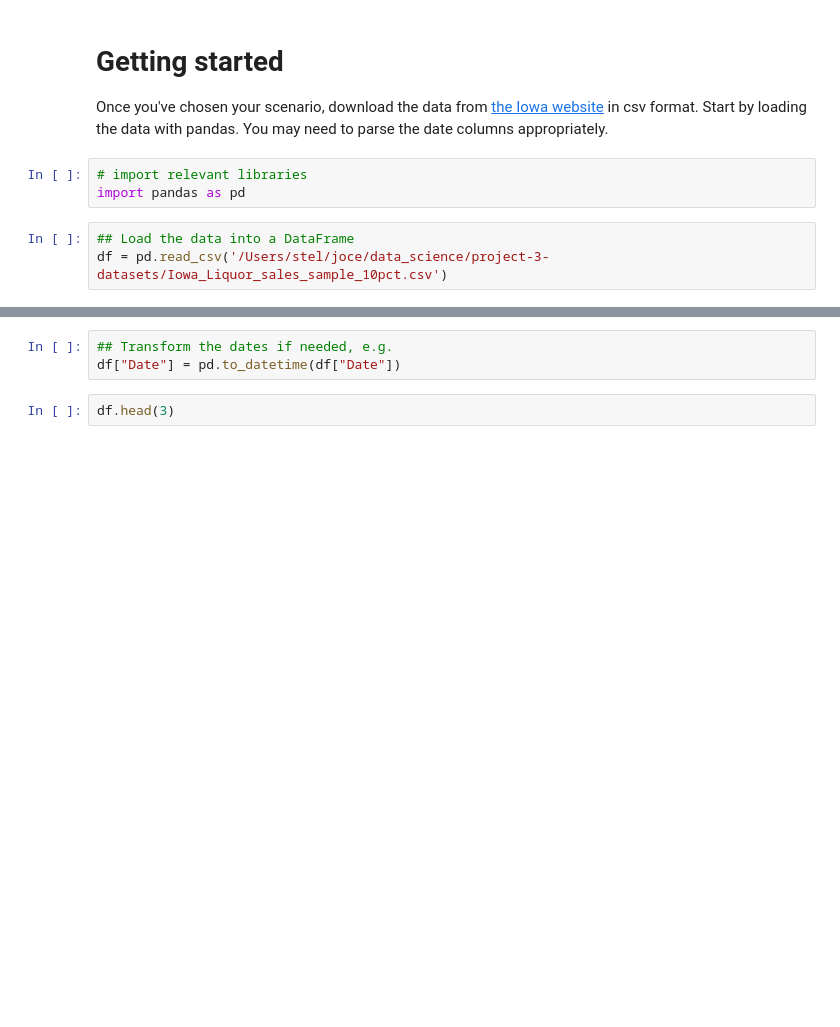
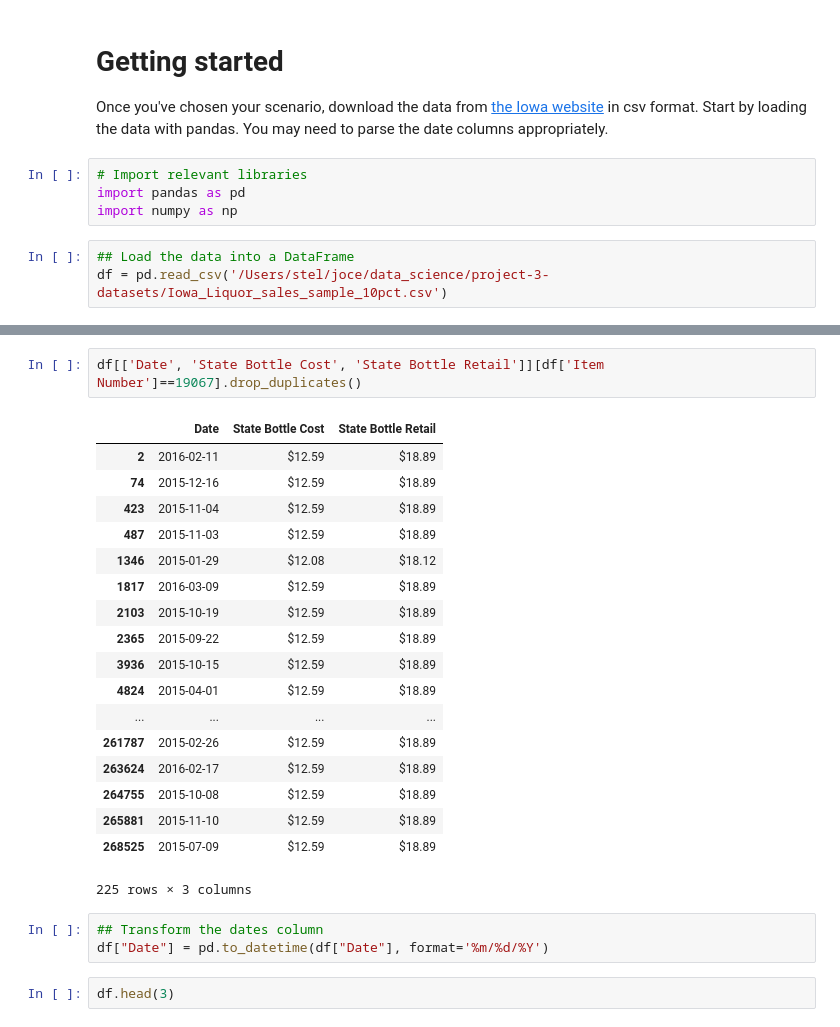
Before and after one commit to spockl/ga-dsi-1, a Jupyter notebook: projects/projects-weekly/project-03/starter-code/project-3-jocelyn-ong.ipynb, the cells around one changed output, grey strips where cells are left out. Drawn from its saved outputs; the diff is of its cells as text; blank space fills up the shorter version.

```diff
--- a/projects/projects-weekly/project-03/starter-code/project-3-jocelyn-ong.ipynb
+++ b/projects/projects-weekly/project-03/starter-code/project-3-jocelyn-ong.ipynb
@@ -3,8 +3,9 @@
 
 Once you've chosen your scenario, download the data from [the Iowa website](https://data.iowa.gov/Economy/Iowa-Liquor-Sales/m3tr-qhgy) in csv format. Start by loading the data with pandas. You may need to parse the date columns appropriately.
 # %%
-# import relevant libraries
+# Import relevant libraries
 import pandas as pd
+import numpy as np
 # %%
 ## Load the data into a DataFrame
 df = pd.read_csv('/Users/stel/joce/data_science/project-3-datasets/Iowa_Liquor_sales_sample_10pct.csv')
@@ -15,9 +16,30 @@ df.head(3)
 | 0 | 11/04/2015 | 3717 | SUMNER | 50674 | 9.0 | Bremer | 1051100.0 | APRICOT BRANDIES | ... |
 | 1 | 03/02/2016 | 2614 | DAVENPORT | 52807 | 82.0 | Scott | 1011100.0 | BLENDED WHISKIES | ... |
 | 2 | 02/11/2016 | 2106 | CEDAR FALLS | 50613 | 7.0 | Black Hawk | 1011200.0 | STRAIGHT BOURBON WHISKIES | ... |
+# %%
+df[['Date', 'State Bottle Cost', 'State Bottle Retail']][df['Item Number']==19067].drop_duplicates()
+# %% [output]
+|  | Date | State Bottle Cost | State Bottle Retail |
+| 2 | 2016-02-11 | $12.59 | $18.89 |
+| 74 | 2015-12-16 | $12.59 | $18.89 |
+| 423 | 2015-11-04 | $12.59 | $18.89 |
+| 487 | 2015-11-03 | $12.59 | $18.89 |
+| 1346 | 2015-01-29 | $12.08 | $18.12 |
+| 1817 | 2016-03-09 | $12.59 | $18.89 |
+| 2103 | 2015-10-19 | $12.59 | $18.89 |
+| 2365 | 2015-09-22 | $12.59 | $18.89 |
+| 3936 | 2015-10-15 | $12.59 | $18.89 |
+| 4824 | 2015-04-01 | $12.59 | $18.89 |
+| ... | ... | ... | ... |
+| 261787 | 2015-02-26 | $12.59 | $18.89 |
+| 263624 | 2016-02-17 | $12.59 | $18.89 |
+| 264755 | 2015-10-08 | $12.59 | $18.89 |
+| 265881 | 2015-11-10 | $12.59 | $18.89 |
+| 268525 | 2015-07-09 | $12.59 | $18.89 |
+225 rows × 3 columns
 # %%
-## Transform the dates if needed, e.g.
-df["Date"] = pd.to_datetime(df["Date"])
+## Transform the dates column
+df["Date"] = pd.to_datetime(df["Date"], format='%m/%d/%Y')
 # %%
 df.head(3)
 # %% [output]
```
Also changed, not shown: parts of 20 cells of this notebook.
